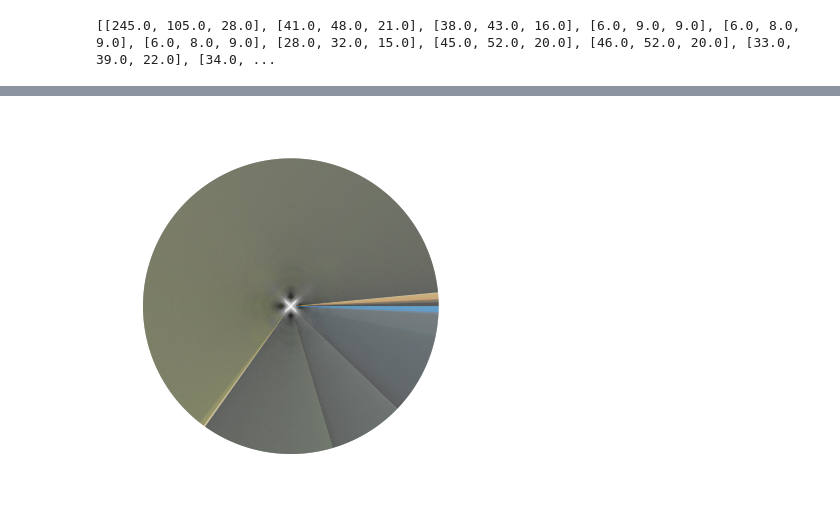
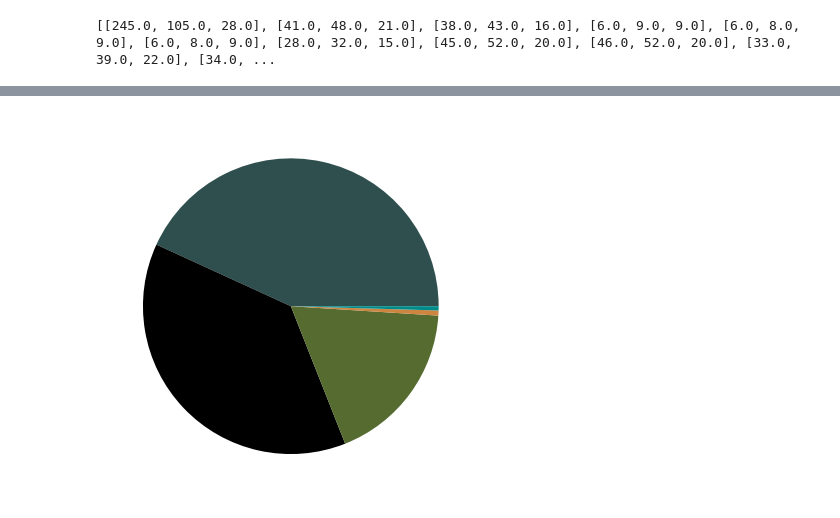
Before and after one commit to vairasza/dhcv, a Jupyter notebook: dominant_color_figures.ipynb, the cells around one changed output, grey strips where cells are left out. Drawn from its saved outputs; the diff is of its cells as text; code cells hidden in the pictures.

Commit message:
Update dominant_color_figures.ipynb
Generate a pie chart with the 5 most dominant colors used.

```diff
--- a/dominant_color_figures.ipynb
+++ b/dominant_color_figures.ipynb
@@ -60,6 +61,6 @@ mario_values = getDominantColorValuesArr(dominant_color_data_super_mario_world)
 # %%
-settler_values_pie_chart = getDominantColorValuesArrPieChart(dominant_color_data_settler_3)
-print(settler_values_pie_chart)
+settler_values = getDominantColorValuesArrPieChart(dominant_color_data_settler_3)
+print(settler_values)
 # %% [output]
 [[245.0, 105.0, 28.0], [41.0, 48.0, 21.0], [38.0, 43.0, 16.0], [6.0, 9.0, 9.0], [6.0, 8.0, 9.0], [6.0, 8.0, 9.0], [28.0, 32.0, 15.0], [45.0, 52.0, 20.0], [46.0, 52.0, 20.0], [33.0, 39.0, 22.0], [34.0, ...
 # %%
@@ -128,12 +129,28 @@ def generateColorBarsFigure():
     #plt.show()
 
     plt.savefig(f"{output_path}dominant_color_barcodes_figure.svg", dpi=100, format='svg')
+# %%
+def convert_rgb_to_names(rgb_tuple):
+
+    # a dictionary of all the hex and their respective names in css3
+    css3_db = webcolors.CSS3_HEX_TO_NAMES
+    names = []
+    rgb_values = []
+    for color_hex, color_name in css3_db.items():
+        names.append(color_name)
+        rgb_values.append(hex_to_rgb(color_hex))
+
+    kdt_db = KDTree(rgb_values)
+    distance, index = kdt_db.query(rgb_tuple)
+    return names[index]
 # %%
 color_arr = []
+color_arr_final = []
+filler_arr = []
 
 def step (rgb, repetitions=1):
     r,g,b = rgb
-    color_arr.append('#{:02x}{:02x}{:02x}'.format(int(r), int(g), int(b)))
+    #color_arr.append('#{:02x}{:02x}{:02x}'.format(int(r), int(g), int(b)))
     lum = math.sqrt( .241 * r + .691 * g + .068 * b )
     h, s, v = colorsys.rgb_to_hsv(r,g,b)
     h2 = int(h * repetitions)
@@ -144,23 +161,63 @@ def step (rgb, repetitions=1):
 
 #settler_values.sort()
 #settler_values.sort(key=lambda rgb: colorsys.rgb_to_hsv(*rgb)    )
-settler_values_pie_chart.sort(key=lambda rgb: step(rgb,8))
-settler_values_pie_chart_tuples = tuple(map(tuple, settler_values_pie_chart))
+settler_values.sort(key=lambda rgb: step(rgb,8))
+settler_values_pie_chart_tuples = tuple(map(tuple, settler_values))
 settler_values_pie_chart_tuples_int = tuple(tuple(map(int, tup)) for tup in settler_values_pie_chart_tuples)
 
-print(settler_values_pie_chart_tuples_int)
+#print(settler_values_pie_chart_tuples_int)
 
-test_array = []
-print(color_arr)
+#test_array = []
+#print(color_arr)
 
-for i in settler_values_pie_chart_tuples_int:
-    test_array.append(1)
-    #named_color = rgb_to_name(i, spec='css3')
+filter_arr = color_arr
+
+for i in settler_values:
+    #test_array.append(1)
+    try:
+        filter_arr.append(rgb_to_name(i, spec='css3'))
+        #filler_arr.append(1)
+    except:
+        filter_arr.append(convert_rgb_to_names(i))
+        #filler_arr.append(1)
+filter_arr.sort()
+
+#print(len(color_arr))
+#print(len(filler_arr))
+#print(color_arr)
+
+for x in range(5):
+
+    #most_freq_color = np.bincount(color_arr).argmax()
+    unique,pos = np.unique(filter_arr,return_inverse=True)
+    counts = np.bincount(pos)
+    maxpos = counts.argmax()
+
+
+    print(unique[maxpos])
+    most_freq_color = unique[maxpos]
+
+    #unique, counts = np.unique(settler_values, return_counts=True)
+    #filler_arr.append(np.count_nonzero(color_arr == most_freq_color))
+    filler_arr.append(counts[maxpos])
+    color_arr_final.append(most_freq_color)
+    #color_arr.remove(most_freq_color)
+
+    filter_arr = [x for x in filter_arr if x != most_freq_color]
+
+
+
+
+print(color_arr_final)
+print(filler_arr)
+
+
+
     #print(named_color)
 
 
 
-#plt.imshow([[settler_values_pie_chart_tuples_int[i] for i in range(len(settler_values_pie_chart_tuples_int))]], extent=[0,len(settler_values_pie_chart_tuples_int),0,1], aspect='auto')
-#plt.pie(settler_values_pie_chart_tuples_int)
-plt.pie(test_array, colors=color_arr)
+#plt.imshow([[settler_values[i] for i in range(len(settler_values))]], extent=[0,len(settler_values),0,1], aspect='auto')
+#plt.pie(color_arr)
+plt.pie(filler_arr, colors=color_arr_final)
 # %% [output]
@@ -186,3 +241,3 @@ plt.pie(test_array, colors=color_arr)
-[figure, old version]
+[figure, new version]
 # %%
 generateColorBarsFigure()
```
Also changed, not shown: parts of 3 cells of this notebook.
